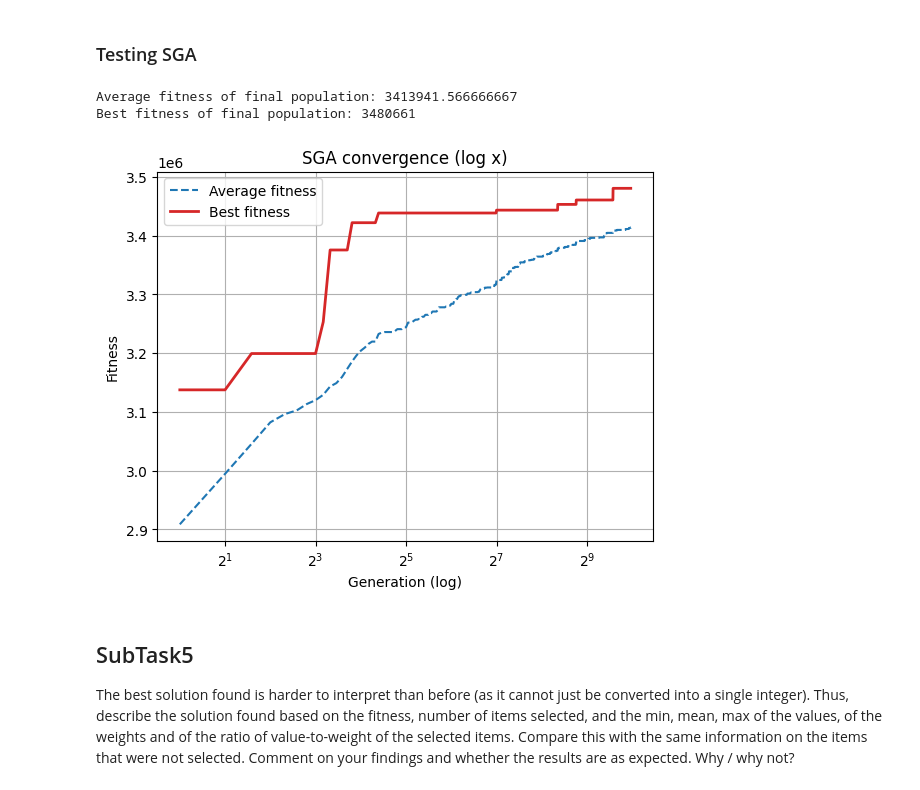
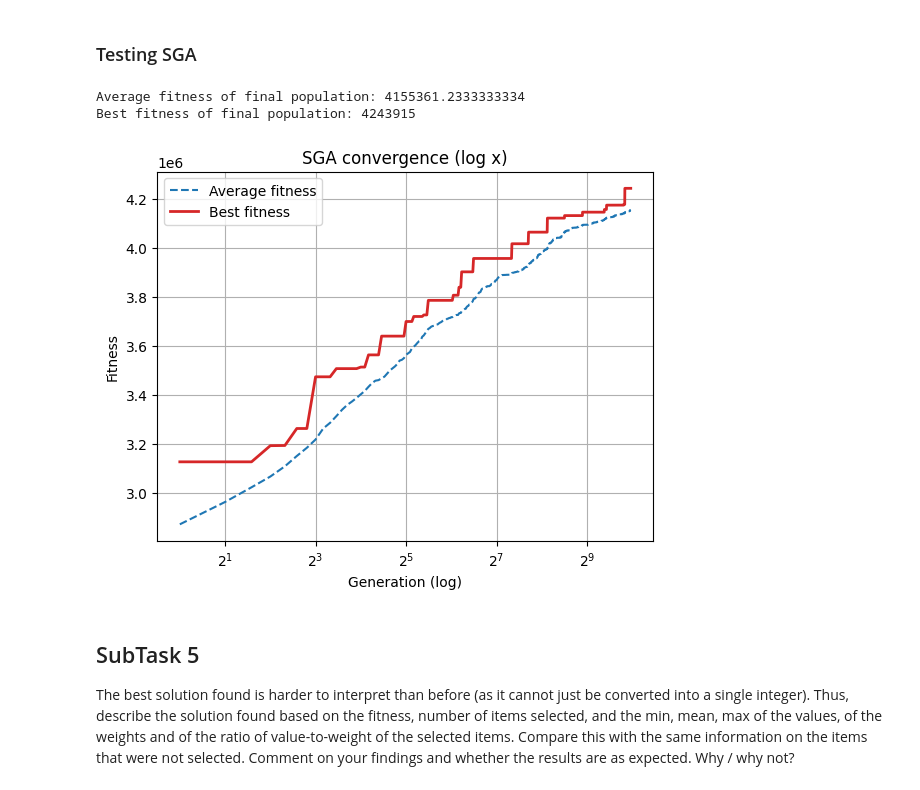
Before and after one commit to kormakursnorra/MachineLearningRepo, a Jupyter notebook: Project2/src/task2.ipynb, the cells around one changed output. Saved outputs shown, nothing was run; the diff lists cells and outputs as text; code cells hidden in the pictures.

```diff
--- a/Project2/src/task2.ipynb
+++ b/Project2/src/task2.ipynb
@@ -153,18 +97,18 @@ Comment on your findings.
 # %%
 df = pd.read_csv('../data/data_1001.csv')
 
-item_values = df["Value"].to_numpy()
-item_weights = df["Weight"].to_numpy()
+item_values = df["Value"].to_list()
+item_weights = df["Weight"].to_list()
 
 # without the outlier
 df_no_outlier = df[df["Weight"] <= 50000]
-item_values_no_outlier = df_no_outlier["Value"].to_numpy()
-item_weights_no_outlier = df_no_outlier["Weight"].to_numpy()
+item_values_no_outlier = df_no_outlier["Value"].to_list()
+item_weights_no_outlier = df_no_outlier["Weight"].to_list()
 
 
 test_df = pd.read_csv('../data/data_31.csv')
-test_item_values = test_df["Value"].to_numpy()
-test_item_weights = test_df["Weight"].to_numpy()
+test_item_values = test_df["Value"].to_list()
+test_item_weights = test_df["Weight"].to_list()
 # %% [markdown]
 #### lenght of data
 # %%
@@ -285,7 +221,7 @@ Output: Individuals).
 # item_values: list of all values
 # item_weights: list of all weights
 
-def initialization_population( pop_size: int, num_bits: int=4  ) -> list[list[int]]:
+def initialization_knapsack( pop_size: int, num_bits: int  ) -> list[list[int]]:
     """
     This function creates the individuals for the population, each having num_bits genes.
 
@@ -293,7 +229,7 @@ def initialization_population( pop_size: int, num_bits: int=4  ) -> list[list[in
       A list of `pop_size` individuals, each a list of `num_bits` ints (0 or 1).
 
     Example:
-        >>> initialization_population(pop_size=3, num_bits=4)
+        >>> initialization_knapsack(pop_size=3, num_bits=4)
         [[0, 1, 1, 0], [1, 0, 0, 1], [1, 1, 0, 0]]
     """
     population = []
@@ -447,7 +416,7 @@ def simple_genetic_algorithm(
     # curr_avg_fit, curr_best_fit = 0.0, 0.0
 
     gene_len = len(value_list)
-    population = initialization_population(
+    population = initialization_knapsack(
         pop_size=population_size,
         num_bits=gene_len
     )
@@ -503,41 +472,47 @@ def test_SGA(
     crossover_prob      = 0.9,
     mutation_prob       = 0.1,
     value_list          = None):
     """
     Test SGA
     """
     if value_list is None:
         print("value_list missing")
         return None
 
     report = simple_genetic_algorithm(
         pop_size,
         number_iternations,
         crossover_prob,
         mutation_prob,
         value_list
     )
     avg_fitness_data   = report[0]
     best_fitness_data  = report[1]
     population         = report[2]
     population_fitness = report[3]
 
-    print(f"Average fitness of final population: {avg_fitness_data[number_iternations-1]}")
-    print(f"Best fitness of final population: {best_fitness_data[number_iternations-1]}")
+    print(f"Average fitness of final population: {np.mean(population_fitness)}")
+    print(f"Best fitness of final population: {np.max(population_fitness)}")
 
     plot_fitness_data( avg_fitness_data, best_fitness_data, number_iternations)
+
+    return report
 
 # test with data_31.csv
 #test_SGA(30, 1000, 0.9, 0.1, test_item_values)
 
 # test with data_1001.csv
-test_SGA(30, 1000, 0.5, 0.4, item_values)
+report = test_SGA(30, 1000, 0.9, 0.1, item_values)
+avg_fitness_data   = report[0]
+best_fitness_data  = report[1]
+population         = report[2]
+population_fitness = report[3]
 # %% [output]
-Average fitness of final population: 3413941.566666667
-Best fitness of final population: 3480661
+Average fitness of final population: 4155361.2333333334
+Best fitness of final population: 4243915
-[figure, old version]
+[figure, new version]
 # %% [markdown]
-## SubTask5
+## SubTask 5
 The best solution found is harder to interpret than before (as it cannot
 just be converted into a single integer). Thus, describe the solution found
 based on the fitness, number of items selected, and the min, mean, max of
```
Also changed, not shown: parts of 10 cells of this notebook.
